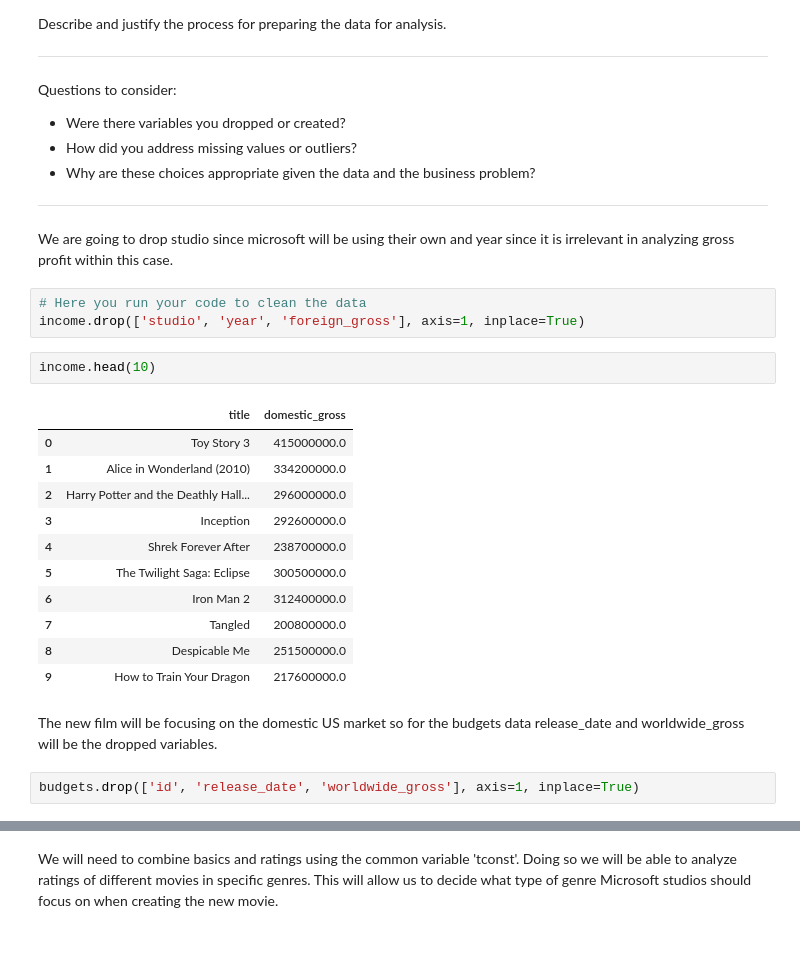
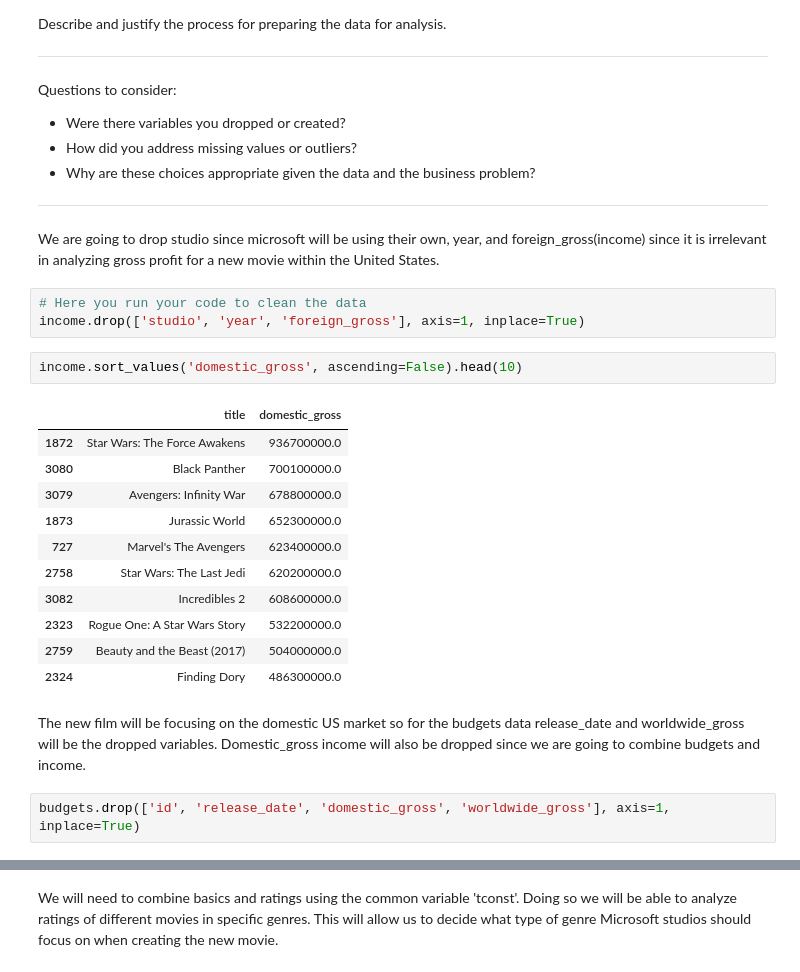
Before and after one commit to ashakeri92/dsc-phase-1-project-v2-3, a Jupyter notebook: analysis.ipynb, the cells around one changed output, grey strips where cells are left out. Saved outputs shown, nothing was run; the diff lists cells and outputs as text; blank space fills up the shorter version.

Commit message:
Finished data preparation

```diff
--- a/analysis.ipynb
+++ b/analysis.ipynb
@@ -90,26 +102,25 @@ Questions to consider:
 * Why are these choices appropriate given the data and the business problem?
 ***
 # %% [markdown]
-We are going to drop studio since microsoft will be using their own and year since it is irrelevant in
-analyzing gross profit within this case.
+We are going to drop studio since microsoft will be using their own, year, and foreign_gross(income) since it is irrelevant in analyzing gross profit for a new movie within the United States.
 # %%
 # Here you run your code to clean the data
 income.drop(['studio', 'year', 'foreign_gross'], axis=1, inplace=True)
 # %%
-income.head(10)
+income.sort_values('domestic_gross', ascending=False).head(10)
 # %% [output]
 |  | title | domestic_gross |
-| 0 | Toy Story 3 | 415000000.0 |
-| 1 | Alice in Wonderland (2010) | 334200000.0 |
-| 2 | Harry Potter and the Deathly Hall... | 296000000.0 |
-| 3 | Inception | 292600000.0 |
-| 4 | Shrek Forever After | 238700000.0 |
-| 5 | The Twilight Saga: Eclipse | 300500000.0 |
-| 6 | Iron Man 2 | 312400000.0 |
-| 7 | Tangled | 200800000.0 |
-| 8 | Despicable Me | 251500000.0 |
-| 9 | How to Train Your Dragon | 217600000.0 |
+| 1872 | Star Wars: The Force Awakens | 936700000.0 |
+| 3080 | Black Panther | 700100000.0 |
+| 3079 | Avengers: Infinity War | 678800000.0 |
+| 1873 | Jurassic World | 652300000.0 |
+| 727 | Marvel's The Avengers | 623400000.0 |
+| 2758 | Star Wars: The Last Jedi | 620200000.0 |
+| 3082 | Incredibles 2 | 608600000.0 |
+| 2323 | Rogue One: A Star Wars Story | 532200000.0 |
+| 2759 | Beauty and the Beast (2017) | 504000000.0 |
+| 2324 | Finding Dory | 486300000.0 |
 # %% [markdown]
-The new film will be focusing on the domestic US market so for the budgets data release_date and worldwide_gross will be the dropped variables.
+The new film will be focusing on the domestic US market so for the budgets data release_date and worldwide_gross will be the dropped variables. Domestic_gross income will also be dropped since we are going to combine budgets and income.
 # %%
-budgets.drop(['id', 'release_date', 'worldwide_gross'], axis=1, inplace=True)
+budgets.drop(['id', 'release_date', 'domestic_gross', 'worldwide_gross'], axis=1, inplace=True)
```
Also changed, not shown: parts of 18 cells of this notebook, 1 other file.
